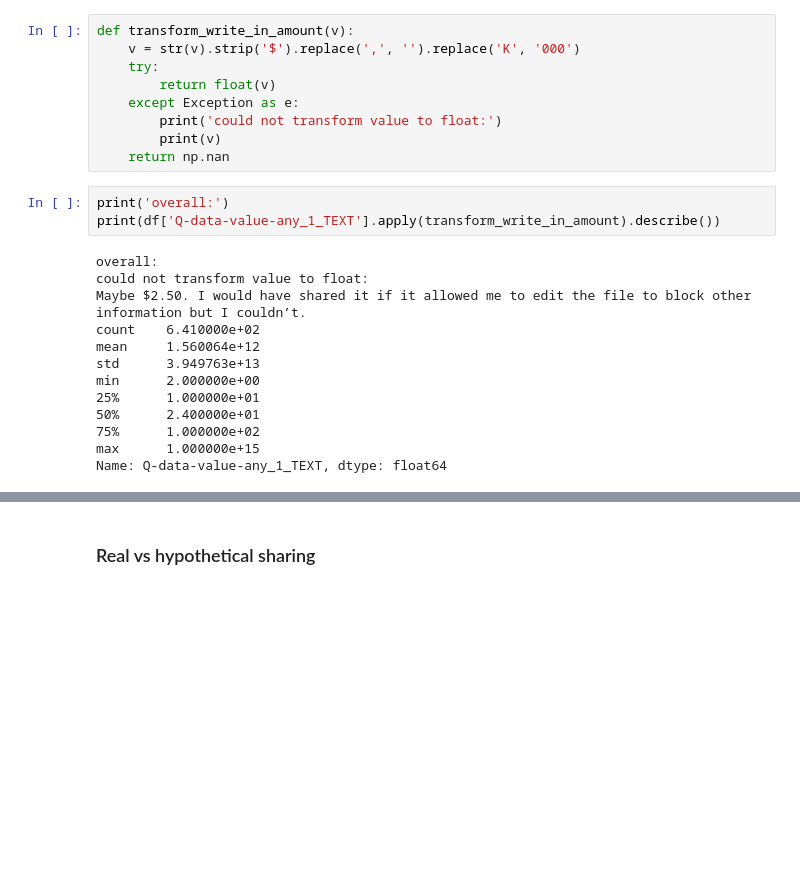
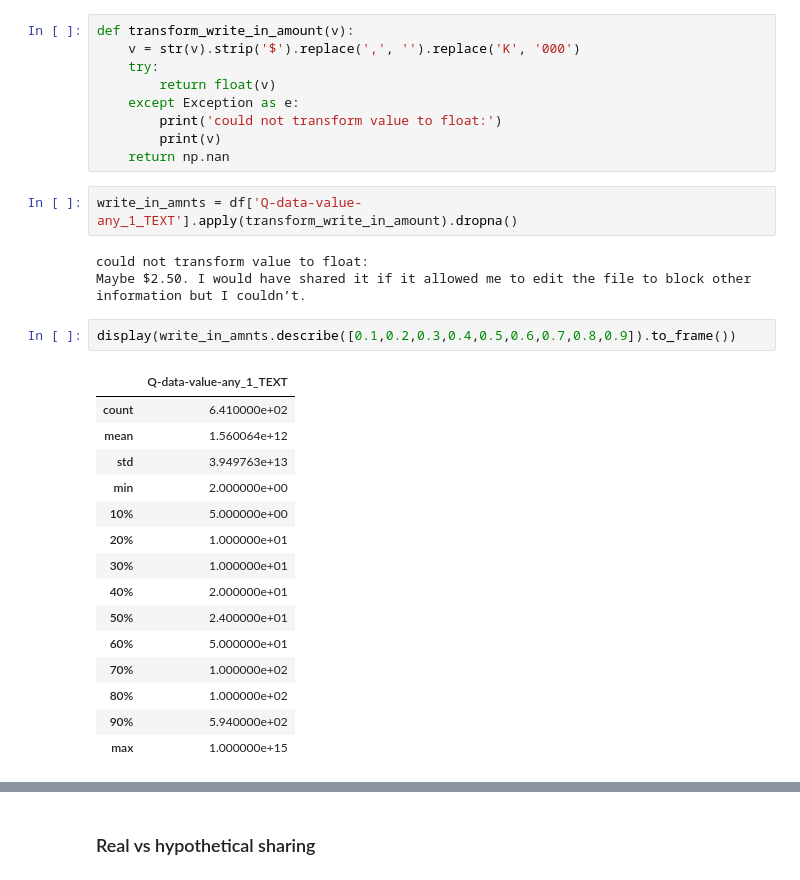
Before and after one commit to aberke/amazon-study, a Jupyter notebook: data-analysis/survey-data.ipynb, the cells around one changed output, grey strips where cells are left out. Cells and saved outputs as stored; diff of their text form; blank space fills up the shorter version.

```diff
--- a/data-analysis/survey-data.ipynb
+++ b/data-analysis/survey-data.ipynb
@@ -944,18 +946,25 @@ def transform_write_in_amount(v):
         print(v)
     return np.nan
 # %%
-print('overall:')
-print(df['Q-data-value-any_1_TEXT'].apply(transform_write_in_amount).describe())
+write_in_amnts = df['Q-data-value-any_1_TEXT'].apply(transform_write_in_amount).dropna()
 # %% [output]
-overall:
 could not transform value to float:
 Maybe $2.50. I would have shared it if it allowed me to edit the file to block other information but I couldn’t.
-count    6.410000e+02
-mean     1.560064e+12
-std      3.949763e+13
-min      2.000000e+00
-25%      1.000000e+01
-50%      2.400000e+01
-75%      1.000000e+02
-max      1.000000e+15
-Name: Q-data-value-any_1_TEXT, dtype: float64
+# %%
+display(write_in_amnts.describe([0.1,0.2,0.3,0.4,0.5,0.6,0.7,0.8,0.9]).to_frame())
+# %% [output]
+|  | Q-data-value-any_1_TEXT |
+| count | 6.410000e+02 |
+| mean | 1.560064e+12 |
+| std | 3.949763e+13 |
+| min | 2.000000e+00 |
+| 10% | 5.000000e+00 |
+| 20% | 1.000000e+01 |
+| 30% | 1.000000e+01 |
+| 40% | 2.000000e+01 |
+| 50% | 2.400000e+01 |
+| 60% | 5.000000e+01 |
+| 70% | 1.000000e+02 |
+| 80% | 1.000000e+02 |
+| 90% | 5.940000e+02 |
+| max | 1.000000e+15 |
```
Also changed, not shown: parts of 3 cells of this notebook, 2 other files.
